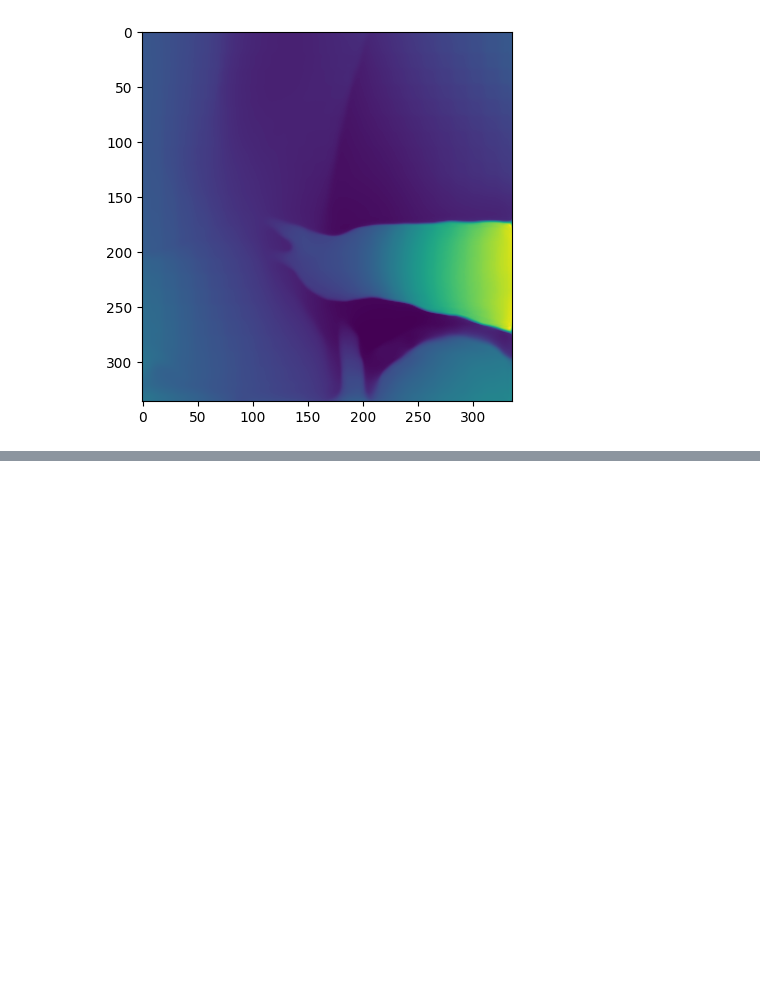
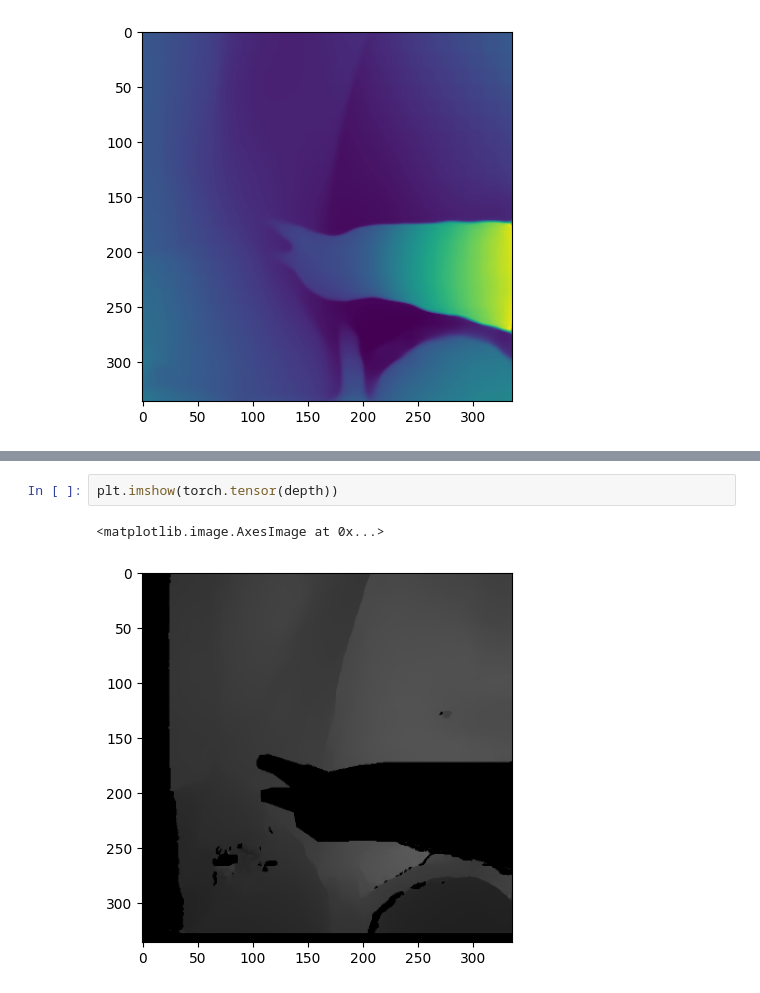
Before and after one commit to nasrelkad/SurgeSplam_deformation, a Jupyter notebook: test_grn.ipynb, the cells around one changed output, grey strips where cells are left out. Saved outputs shown, nothing was run; the diff lists cells and outputs as text; blank space fills up the shorter version.

```diff
--- a/test_grn.ipynb
+++ b/test_grn.ipynb
@@ -914,0 +925,5 @@ plt.imshow(pred_disp.squeeze().cpu().detach())
+# %%
+plt.imshow(torch.tensor(depth))
+# %% [output]
+<matplotlib.image.AxesImage at 0x...>
+[figure, added]
```
Also changed, not shown: parts of 7 cells of this notebook, 5 other files.
